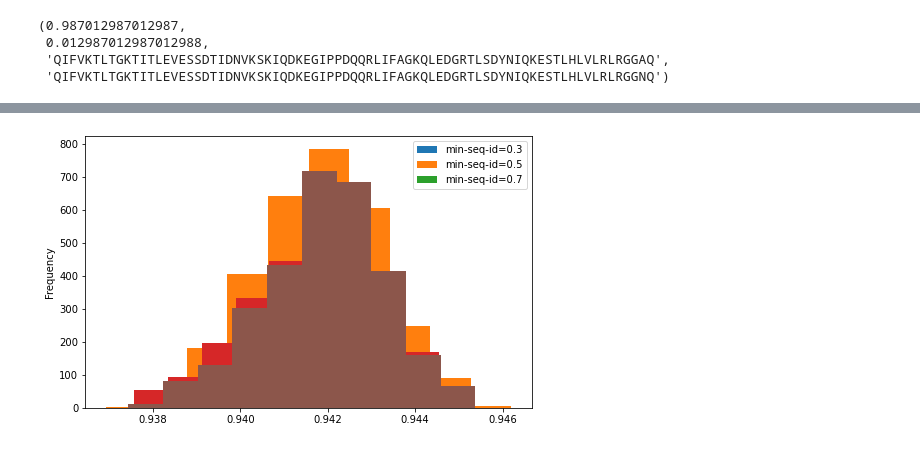
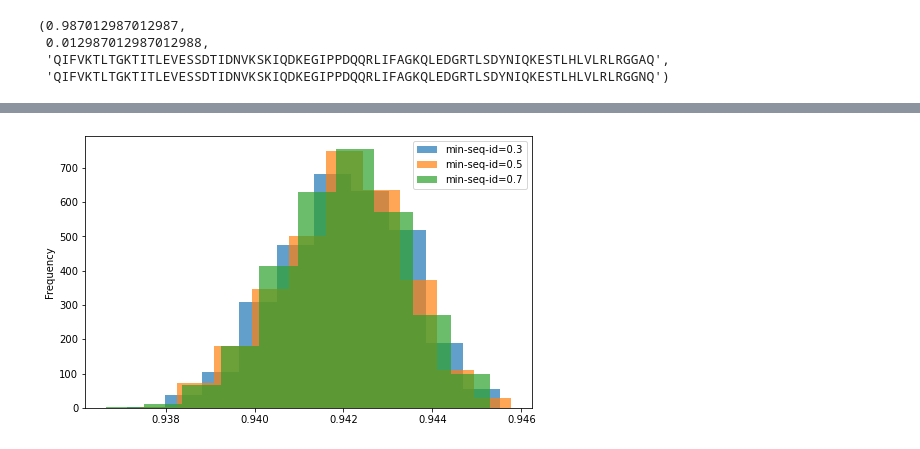
Before and after one commit to stepp1/protera-stability, a Jupyter notebook: project/mutagenesis/experiments/exploration_compute_diversity.ipynb, the cells around one changed output, grey strips where cells are left out. Saved outputs shown, nothing was run; the diff lists cells and outputs as text; code cells hidden in the pictures.

Commit message:
added diversity per min-seq-id

```diff
--- a/project/mutagenesis/experiments/exploration_compute_diversity.ipynb
+++ b/project/mutagenesis/experiments/exploration_compute_diversity.ipynb
@@ -303,22 +294,20 @@ cluster_0.3_rep_seq.fasta   cluster_0.7_rep_seq.fasta
 # %%
-rep_seqs_diversity = {
-    "0.3": pd.read_csv(data_path/"clustering"/"0.3.csv"),
-    "0.5": pd.read_csv(data_path/"clustering"/"0.5.csv"),
-    "0.7": pd.read_csv(data_path/"clustering"/"0.7.csv")
-}
+rep_seqs_diversity = dict()
+
+rep_seqs_diversity_pths = list((data_path / "clustering").glob("diversity_*.csv"))
+
+for pth in sorted(rep_seqs_diversity_pths):
+    df_name = pth.stem.split("_")[1]
+    rep_seqs_diversity[df_name] = pd.read_csv(pth)
 
 f, axs = plt.subplots(ncols=1, figsize=(8,5))
 
 for min_id, df in rep_seqs_diversity.items():
-    df.plot.hist(by="hamming", ax=axs)
+    df["hamming"].plot.hist(by="hamming", ax=axs, alpha=0.7)
 
-# for min_id, df in rep_seqs_diversity.items():
-#     df.plot.hist(by="alignment", ax=axs[1])
-
-axs.legend([f"min-seq-id={min_idty}" for min_idty in rep_seqs_diversity.keys()]);
-# axs[1].legend([f"min-seq-id={min_idty}" for min_idty in rep_seqs_diversity.keys()]);
+axs.legend([f"min-seq-id={min_idty}" for min_idty, df in rep_seqs_diversity.items()]);
 # %% [output]
-[figure, old version]
+[figure, new version]
 # %%
 # ds_div_train = dataset_diversity(sets["train"]["sequence"])
 # sets["train"]["diversity"] = np.nanmean(np.array(ds_div_train), 1)
```
Also changed, not shown: parts of 2 cells of this notebook.
